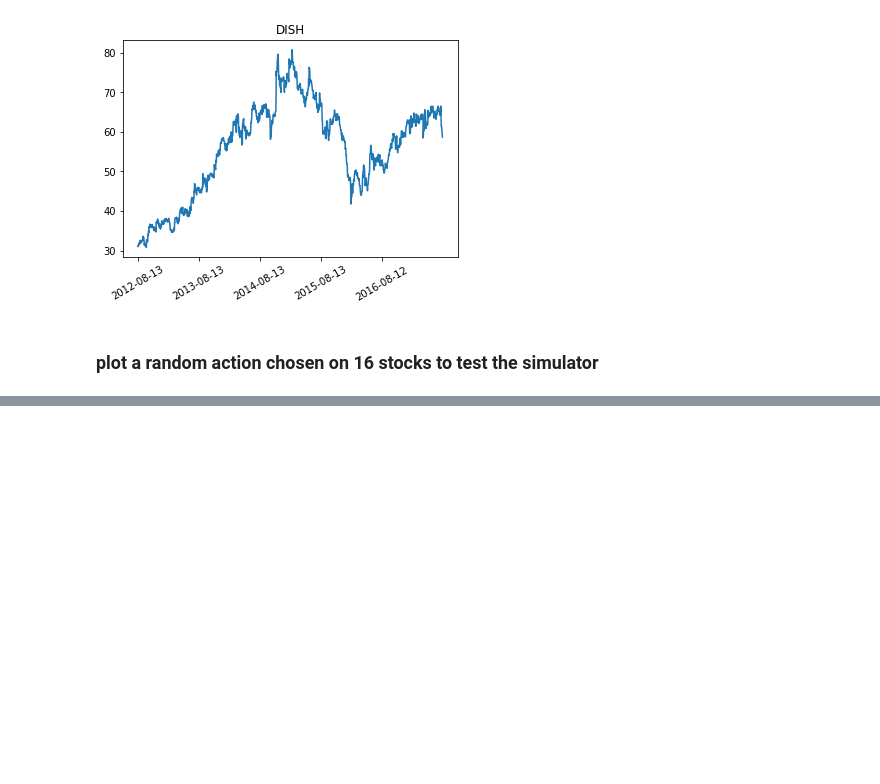
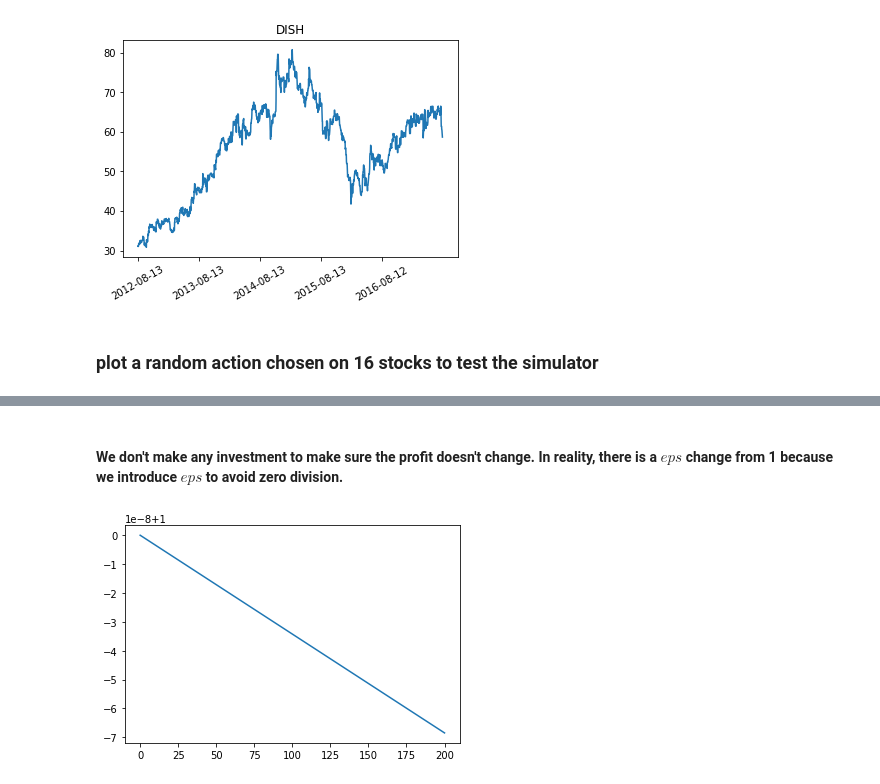
Before and after one commit to vermouth1992/drl-portfolio-management, a Jupyter notebook: src/data_visualization.ipynb, the cells around one changed output, grey strips where cells are left out. Drawn from its saved outputs; the diff is of its cells as text; code cells hidden in the pictures; blank space fills up the shorter version.

```diff
--- a/src/data_visualization.ipynb
+++ b/src/data_visualization.ipynb
@@ -61,2 +71,21 @@ plt.show()
 # %%
 obs = env._reset()
+# %% [markdown]
+#### We don't make any investment to make sure the profit doesn't change. In reality, there is a $eps$ change from 1 because we introduce $eps$ to avoid zero division.
+# %%
+env = PortfolioEnv(history, abbreviation)
+accumulated_reward_lst = [0]
+total_reward = 0
+for i in range(200):
+    action = np.array([1.0] + 16 * [0.0])
+    observation, reward, done, info = env._step(action)
+    total_reward += reward
+    accumulated_reward_lst.append(total_reward)
+    if done:
+        break
+profit = [np.exp(x * 1e3) for x in accumulated_reward_lst]
+plt.figure()
+plt.plot(profit)
+plt.show()
+# %% [output]
+[figure, added]
```
Also changed, not shown: parts of 3 cells of this notebook, 4 other files.
